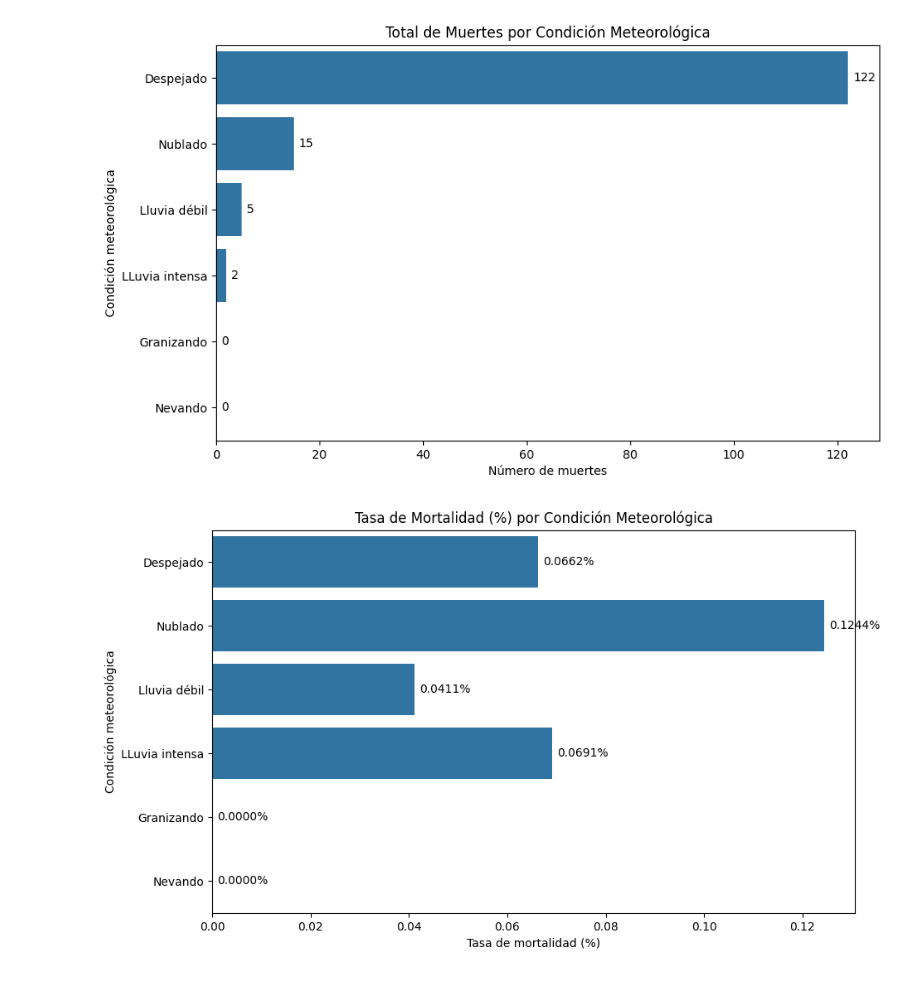
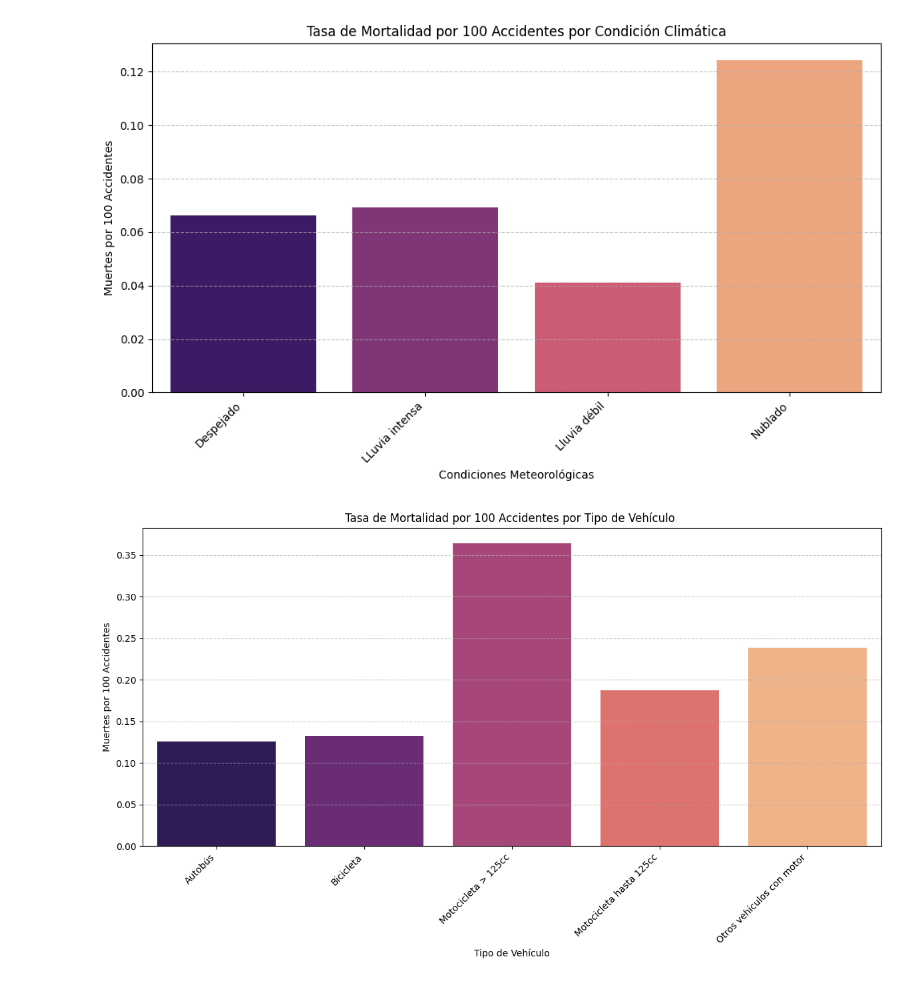
Before and after one commit to Porpi01/Madrid-traffic-accidents-analysis, a Jupyter notebook: Madrid_traffic_accidents.ipynb, the cells around one changed output. Saved outputs shown, nothing was run; the diff lists cells and outputs as text; code cells hidden in the pictures.

```diff
--- a/Madrid_traffic_accidents.ipynb
+++ b/Madrid_traffic_accidents.ipynb
@@ -376,33 +230,45 @@ tasas_max_por_vehiculo
+# %%
+
+# 10.2. Tasa de Mortalidad por 100 Accidentes por Condición Climática (Filtrado)
+condiciones_a_excluir_clima = ['Nevando', 'Granizando'] # Lista para excluir condiciones
+
+tasa_mortalidad_clima_filtrado = tasa_mortalidad_por_clima.dropna()
+tasa_mortalidad_clima_filtrado = tasa_mortalidad_clima_filtrado[
+    ~tasa_mortalidad_clima_filtrado.index.isin(condiciones_a_excluir_clima)
+]
+
+plt.figure(figsize=(10, 6))
+sns.barplot(
+    x=tasa_mortalidad_clima_filtrado.index,
+    y=tasa_mortalidad_clima_filtrado.values,
+    palette="magma" , hue=tasa_mortalidad_clima_filtrado.index
+)
+plt.title('Tasa de Mortalidad por 100 Accidentes por Condición Climática')
+plt.xlabel('Condiciones Meteorológicas')
+plt.ylabel('Muertes por 100 Accidentes')
+plt.grid(axis='y', linestyle='--', alpha=0.7)
+plt.xticks(rotation=45, ha='right')
+plt.tight_layout()
+plt.show()
+# %% [output]
+[figure, added]
 # %%
-# 1. Total de muertes por condición meteorológica
-muertes_por_clima = accidentes.groupby('condiciones_meteorológicas')['muertes'].sum().sort_values(ascending=False)
+# 10.3. Tasa de Mortalidad por 100 Accidentes por Tipo de Vehículo (Filtrado)
+tasa_mortalidad_vehiculo_filtrado = tasa_mortalidad_por_tipo_vehiculo.dropna()
+tasa_mortalidad_vehiculo_filtrado = tasa_mortalidad_vehiculo_filtrado[tasa_mortalidad_vehiculo_filtrado > 0.1] # Ajusta este umbral si es necesario
 
-plt.figure(figsize=(10,6))
-sns.barplot(x=muertes_por_clima.values, y=muertes_por_clima.index)
-plt.title('Total de Muertes por Condición Meteorológica')
-plt.xlabel('Número de muertes')
-plt.ylabel('Condición meteorológica')
-
-for i, v in enumerate(muertes_por_clima.values):
-    plt.text(v + 1, i, str(v), color='black', va='center')
+plt.figure(figsize=(12, 7))
+sns.barplot(
+    x=tasa_mortalidad_vehiculo_filtrado.index,
+    y=tasa_mortalidad_vehiculo_filtrado.values,
+    palette='magma' ,hue=tasa_mortalidad_vehiculo_filtrado.index
+)
+plt.title('Tasa de Mortalidad por 100 Accidentes por Tipo de Vehículo ')
+plt.xlabel('Tipo de Vehículo')
+plt.ylabel('Muertes por 100 Accidentes')
+plt.grid(axis='y', linestyle='--', alpha=0.7)
+plt.xticks(rotation=45, ha='right')
+plt.tight_layout()
 plt.show()
-
-
-# 2. Tasa de mortalidad (%) = (muertes / total accidentes) * 100
-
-total_accidentes_clima = accidentes['condiciones_meteorológicas'].value_counts()
-tasa_mortalidad_clima = (muertes_por_clima / total_accidentes_clima[muertes_por_clima.index]) * 100
-
-plt.figure(figsize=(10,6))
-sns.barplot(x=tasa_mortalidad_clima.values, y=tasa_mortalidad_clima.index)
-plt.title('Tasa de Mortalidad (%) por Condición Meteorológica')
-plt.xlabel('Tasa de mortalidad (%)')
-plt.ylabel('Condición meteorológica')
-
-for i, v in enumerate(tasa_mortalidad_clima.values):
-    plt.text(v + 0.001, i, f"{v:.4f}%", color='black', va='center')
-
-plt.show()
 # %% [output]
-[figure, old version]
+[figure, new version]
-[figure, removed]
```
Also changed, not shown: parts of 16 cells of this notebook.
